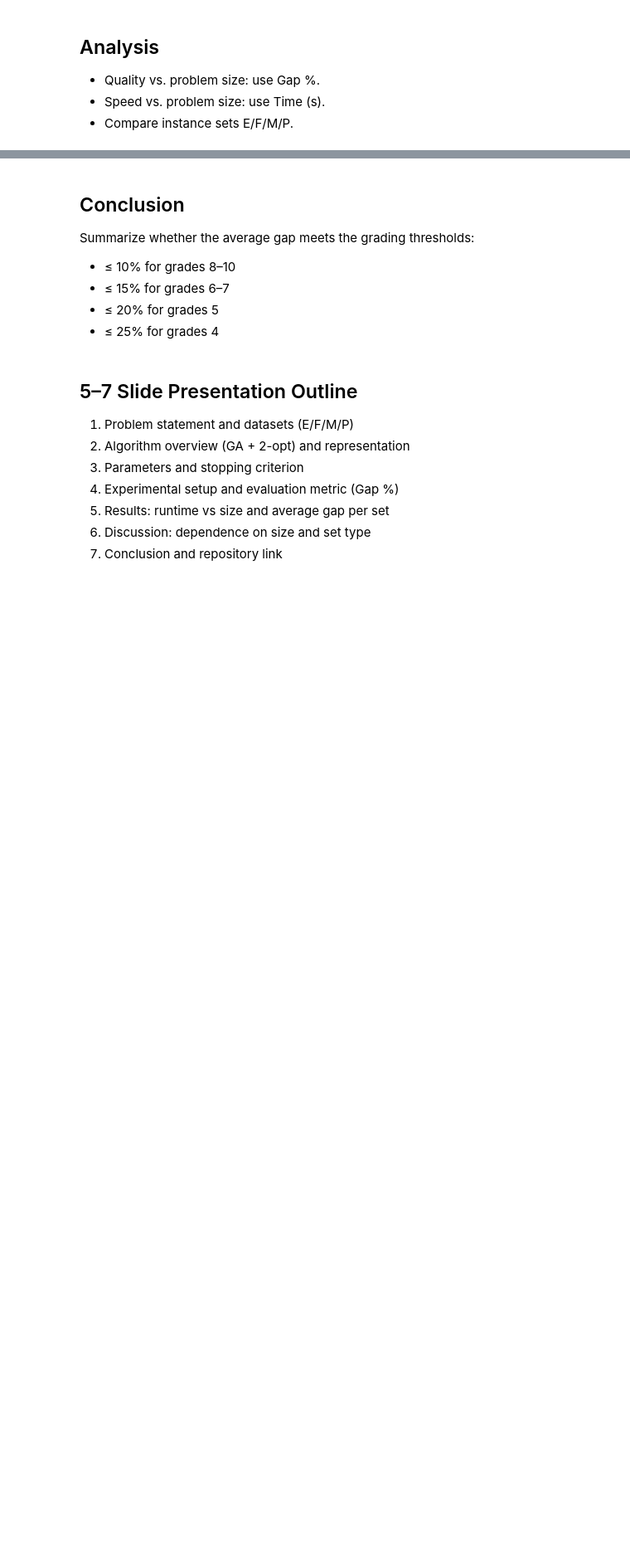
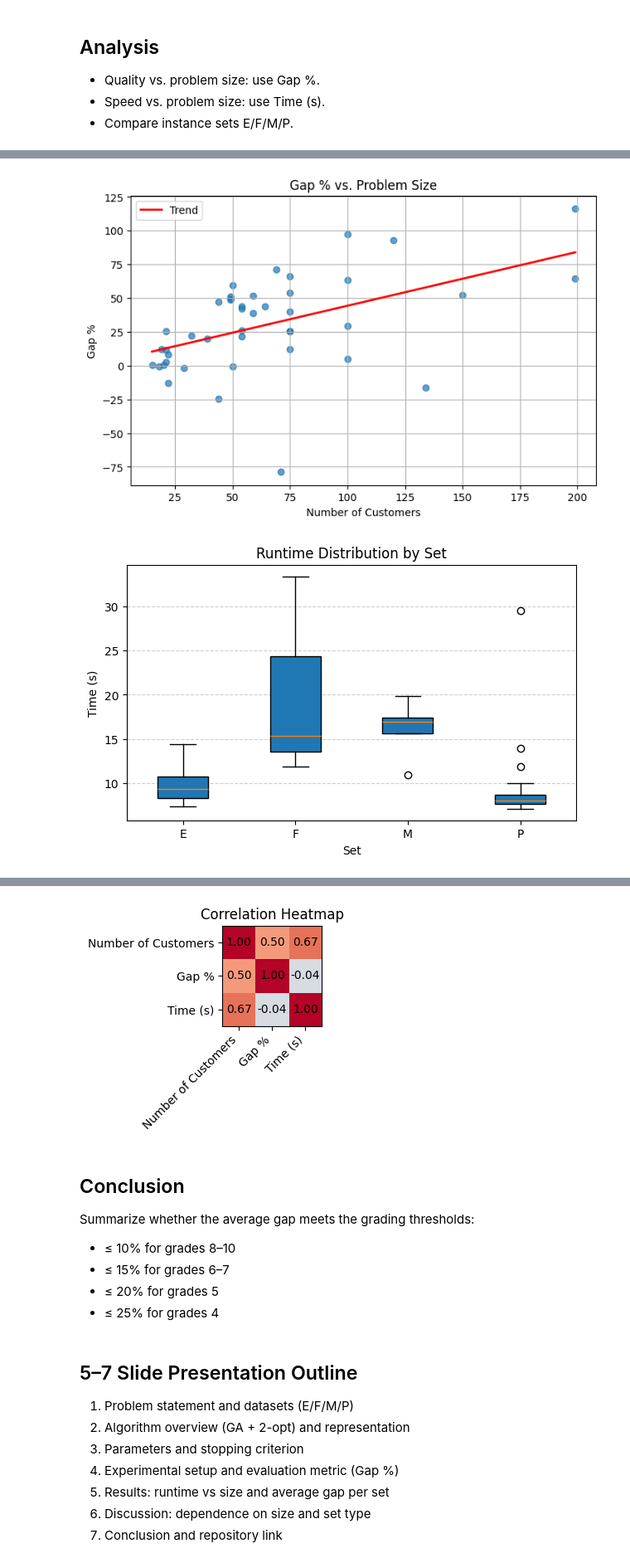
Before and after one commit to NabilM5/Metaheuristics_ai, a Jupyter notebook: Metaheuristics_ai_Mouhamech_Nabil.ipynb, the cells around one changed output, grey strips where cells are left out. Shown at 83% size. Cells and saved outputs as stored; diff of their text form; code cells hidden in the pictures; blank space fills up the shorter version.

```diff
--- a/Metaheuristics_ai_Mouhamech_Nabil.ipynb
+++ b/Metaheuristics_ai_Mouhamech_Nabil.ipynb
@@ -511,0 +512,67 @@ else:
+# %%
+# Enhanced visualizations
+if results_df.empty:
+    print("No results to visualize. Run the experiment cell first.")
+else:
+    # Ensure numeric types
+    results_df["Gap %"] = pd.to_numeric(results_df["Gap %"], errors="coerce")
+    results_df["Time (s)"] = pd.to_numeric(results_df["Time (s)"], errors="coerce")
+
+    # 1) Gap % vs. problem size with trend line (numpy polyfit)
+    plt.figure(figsize=(8, 5))
+    x = results_df["Number of Customers"].values
+    y = results_df["Gap %"].values
+    plt.scatter(x, y, alpha=0.7)
+    if len(x) > 1:
+        coef = np.polyfit(x, y, 1)
+        xs = np.linspace(x.min(), x.max(), 100)
+        ys = coef[0] * xs + coef[1]
+        plt.plot(xs, ys, color="red", linewidth=2, label="Trend")
+        plt.legend()
+    plt.xlabel("Number of Customers")
+    plt.ylabel("Gap %")
+    plt.title("Gap % vs. Problem Size")
+    plt.grid(True)
+    plt.show()
+
+    # 2) Runtime distribution by set (boxplot)
+    plt.figure(figsize=(7, 4))
+    sets = sorted(results_df["Set"].dropna().unique())
+    data = [results_df[results_df["Set"] == s]["Time (s)"].dropna().values for s in sets]
+    plt.boxplot(data, labels=sets, patch_artist=True)
+    plt.xlabel("Set")
+    plt.ylabel("Time (s)")
+    plt.title("Runtime Distribution by Set")
+    plt.grid(axis="y", linestyle="--", alpha=0.6)
+    plt.show()
+
+    # 3) Average gap vs. set (bar) with count labels
+    avg_gap = results_df.groupby("Set")["Gap %"].mean()
+    counts = results_df.groupby("Set").size()
+    plt.figure(figsize=(6, 4))
+    avg_gap.plot(kind="bar", color="steelblue")
+    plt.xlabel("Set")
+    plt.ylabel("Average Gap %")
+    plt.title("Average Gap % by Set (with counts)")
+    for i, s in enumerate(avg_gap.index):
+        plt.text(i, avg_gap.iloc[i], f"n={counts.get(s, 0)}", ha="center", va="bottom", fontsize=9)
+    plt.grid(axis="y", linestyle="--", alpha=0.6)
+    plt.tight_layout()
+    plt.show()
+
+    # 4) Correlation heatmap (numeric columns) using pandas
+    numeric_cols = results_df[["Number of Customers", "Gap %", "Time (s)"]].dropna()
+    corr = numeric_cols.corr()
+    plt.figure(figsize=(4, 3))
+    plt.imshow(corr, cmap="coolwarm", vmin=-1, vmax=1)
+    plt.xticks(range(len(corr.columns)), corr.columns, rotation=45, ha="right")
+    plt.yticks(range(len(corr.index)), corr.index)
+    for i in range(len(corr.index)):
+        for j in range(len(corr.columns)):
+            plt.text(j, i, f"{corr.iloc[i, j]:.2f}", ha="center", va="center")
+    plt.title("Correlation Heatmap")
+    plt.tight_layout()
+    plt.show()
+# %% [output]
+[figure, added]
+[figure, added]
@@ -512,3 +580,4 @@ else:
+[figure, added]
 # %% [markdown]
 ## Conclusion
 
```
Also changed, not shown: parts of 3 cells of this notebook.
